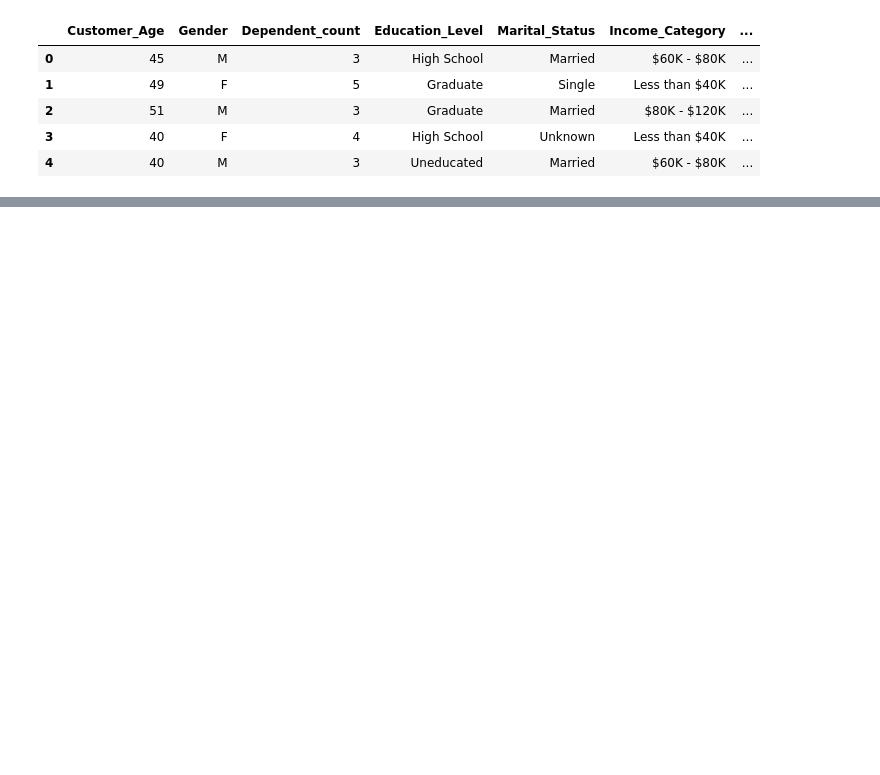
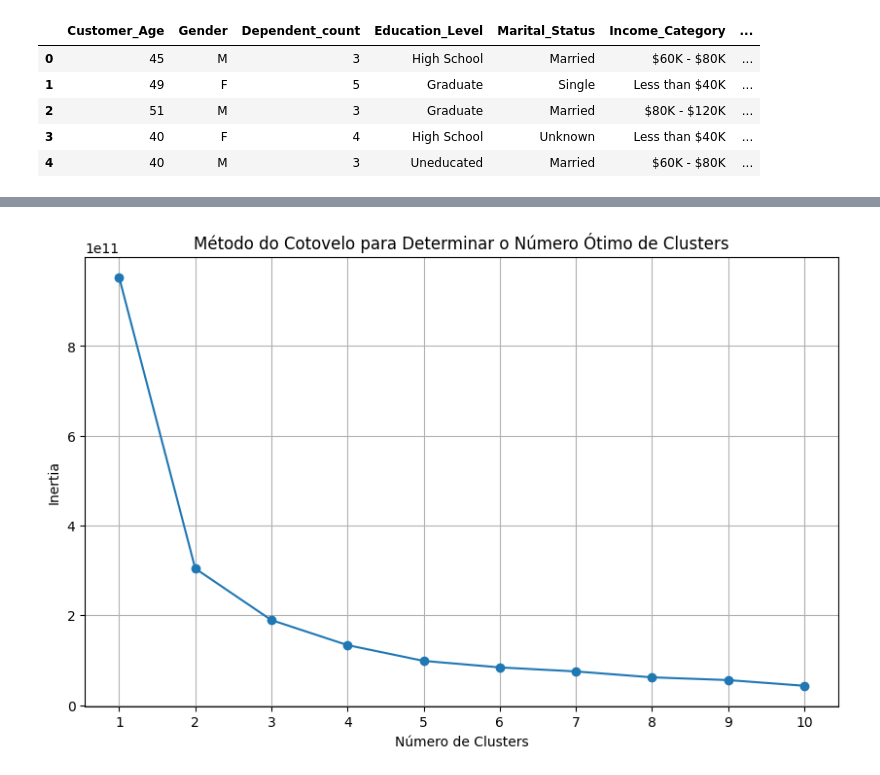
Before and after one commit to olzmooraes/dataScience, a Jupyter notebook: kmeans/atividade.ipynb, the cells around one changed output, grey strips where cells are left out. Drawn from its saved outputs; the diff is of its cells as text; code cells hidden in the pictures; blank space fills up the shorter version.

```diff
--- a/kmeans/atividade.ipynb
+++ b/kmeans/atividade.ipynb
@@ -91,0 +104,21 @@ ValueError: could not convert string to float: '$40K - $60K'
+# %%
+from sklearn.cluster import KMeans
+import matplotlib.pyplot as plt
+
+inertia = []
+for k in range(1, 11):
+    kmeans = KMeans(n_clusters=k, random_state=42)
+    kmeans.fit(data_encoded)
+    inertia.append(kmeans.inertia_)
+
+# Plotando o método do cotovelo
+plt.figure(figsize=(10, 6))
+plt.plot(range(1, 11), inertia, marker='o')
+plt.title('Método do Cotovelo para Determinar o Número Ótimo de Clusters')
+plt.xlabel('Número de Clusters')
+plt.ylabel('Inertia')
+plt.xticks(range(1, 11))
+plt.grid(True)
+plt.show()
+# %% [output]
+[figure, added]
```
Also changed, not shown: parts of 5 cells of this notebook.
